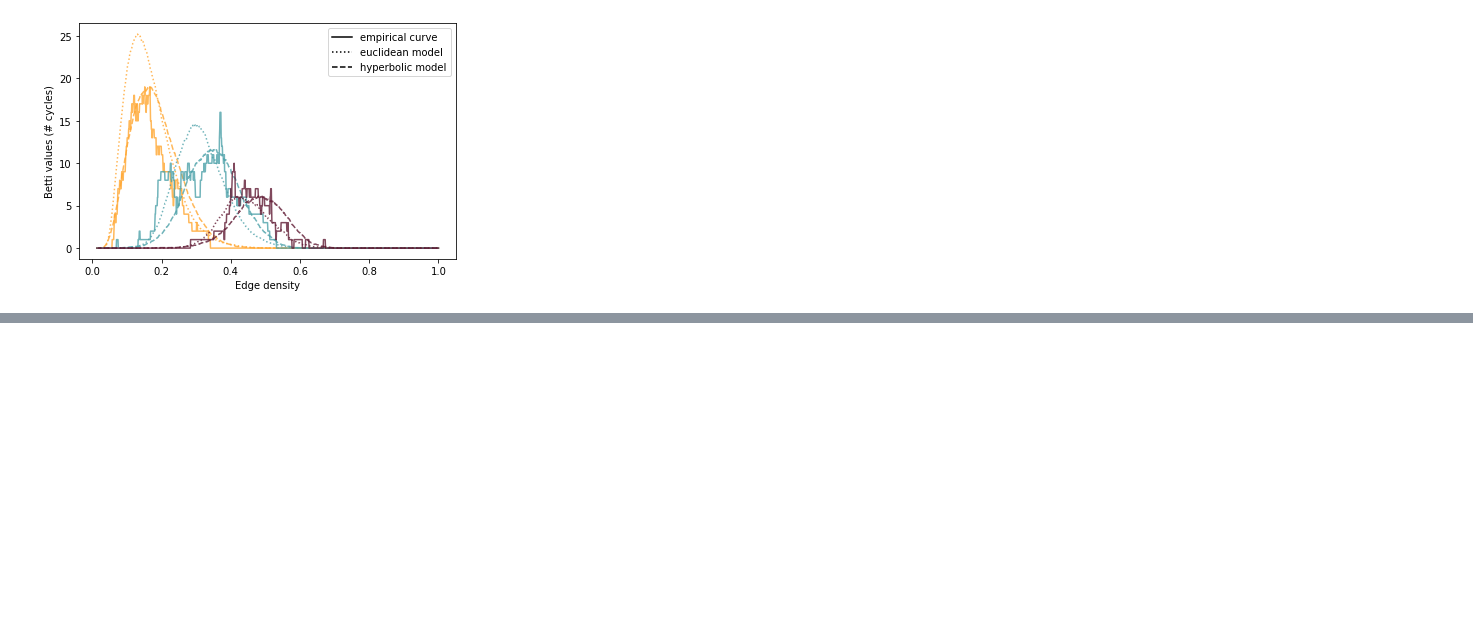
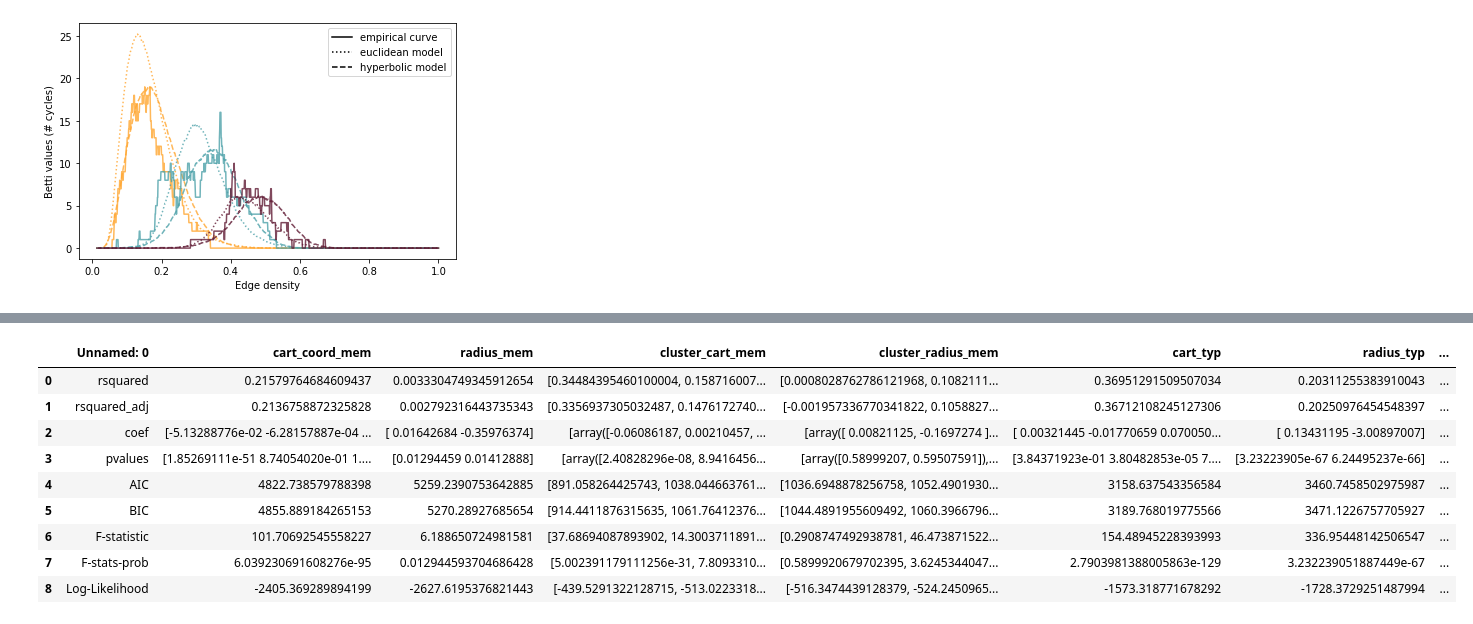
Before and after one commit to Brain-Bridge-Lab/membatross, a Jupyter notebook: membatross_albatross.ipynb, the cells around one changed output, grey strips where cells are left out. Saved outputs shown, nothing was run; the diff lists cells and outputs as text; code cells hidden in the pictures; blank space fills up the shorter version.

```diff
--- a/membatross_albatross.ipynb
+++ b/membatross_albatross.ipynb
@@ -167,0 +222,13 @@ plt.savefig('/Users/fiona/Desktop/membatross/albatross_49/outputs/sub_sample_hip
+# %%
+pd.read_csv('../outputs/hbp5d_reg_results')
+# %% [output]
+|  | Unnamed: 0 | cart_coord_mem | radius_mem | cluster_cart_mem | cluster_radius_mem | cart_typ | radius_typ | ... |
+| 0 | rsquared | 0.21579764684609437 | 0.0033304749345912654 | [0.34484395460100004, 0.158716007... | [0.0008028762786121968, 0.1082111... | 0.36951291509507034 | 0.20311255383910043 | ... |
+| 1 | rsquared_adj | 0.2136758872325828 | 0.002792316443735343 | [0.3356937305032487, 0.1476172740... | [-0.001957336770341822, 0.1058827... | 0.36712108245127306 | 0.20250976454548397 | ... |
+| 2 | coef | [-5.13288776e-02 -6.28157887e-04 ... | [ 0.01642684 -0.35976374] | [array([-0.06086187, 0.00210457, ... | [array([ 0.00821125, -0.1697274 ]... | [ 0.00321445 -0.01770659 0.070050... | [ 0.13431195 -3.00897007] | ... |
+| 3 | pvalues | [1.85269111e-51 8.74054020e-01 1.... | [0.01294459 0.01412888] | [array([2.40828296e-08, 8.9416456... | [array([0.58999207, 0.59507591]),... | [3.84371923e-01 3.80482853e-05 7.... | [3.23223905e-67 6.24495237e-66] | ... |
+| 4 | AIC | 4822.738579788398 | 5259.2390753642885 | [891.058264425743, 1038.044663761... | [1036.6948878256758, 1052.4901930... | 3158.637543356584 | 3460.7458502975987 | ... |
+| 5 | BIC | 4855.889184265153 | 5270.28927685654 | [914.4411876315635, 1061.76412376... | [1044.4891955609492, 1060.3966796... | 3189.768019775566 | 3471.1226757705927 | ... |
+| 6 | F-statistic | 101.70692545558227 | 6.188650724981581 | [37.68694087893902, 14.3003711891... | [0.2908747492938781, 46.473871522... | 154.48945228393993 | 336.95448142506547 | ... |
+| 7 | F-stats-prob | 6.039230691608276e-95 | 0.012944593704686428 | [5.002391179111256e-31, 7.8093310... | [0.5899920679702395, 3.6245344047... | 2.7903981388005863e-129 | 3.232239051887449e-67 | ... |
+| 8 | Log-Likelihood | -2405.369289894199 | -2627.6195376821443 | [-439.5291322128715, -513.0223318... | [-516.3474439128379, -524.2450965... | -1573.318771678292 | -1728.3729251487994 | ... |
```
Also changed, not shown: parts of 4 cells of this notebook, 5 other files.
